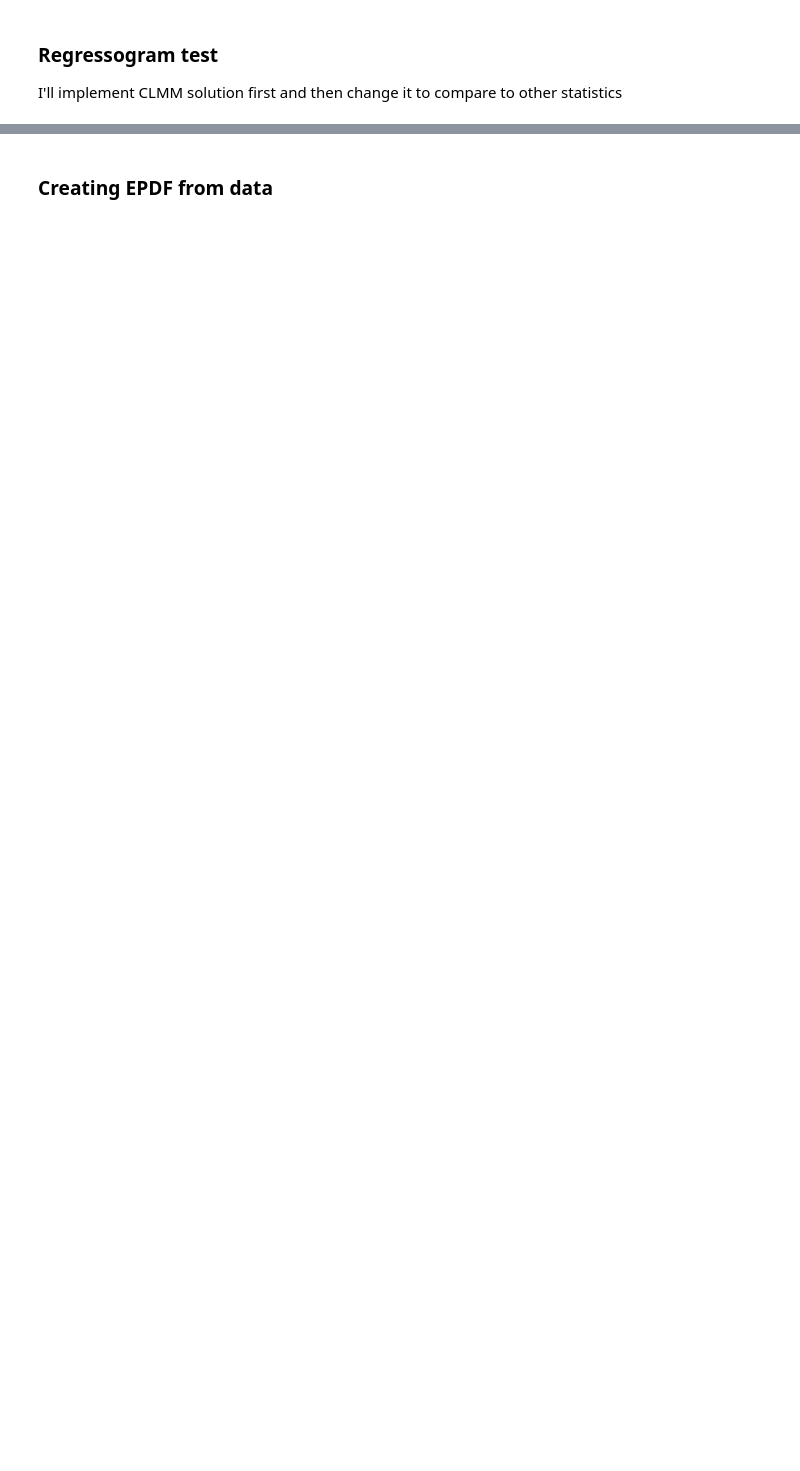
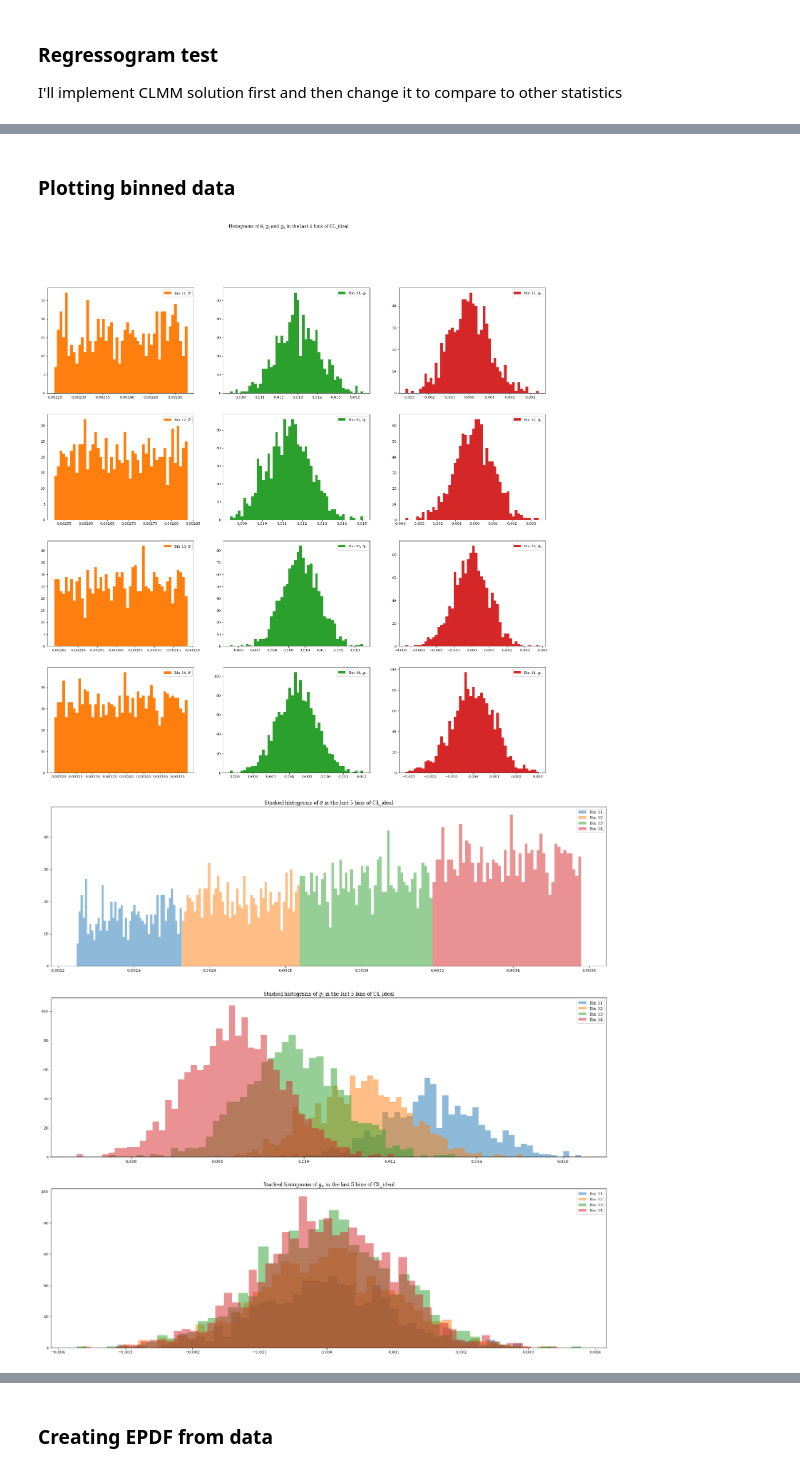
Before and after one commit to caioolivv/masters, a Jupyter notebook: CLMM/CLMM_regressogram.ipynb, the cells around one changed output, grey strips where cells are left out. Saved outputs shown, nothing was run; the diff lists cells and outputs as text; code cells hidden in the pictures; blank space fills up the shorter version.

Commit message:
Added shapenoise to data and plotted new results.

```diff
--- a/CLMM/CLMM_regressogram.ipynb
+++ b/CLMM/CLMM_regressogram.ipynb
@@ -157,20 +41,0 @@ for i in range(15):
-# %%
-bins_gal_gt = []
-for i in range(15):
-    bin_i = []
-    for gal_id in bins_gal[i]:
-        bin_i.append(g_t1[gal_id])
-    bins_gal_gt.append(bin_i)
-# bins_gal_theta
-
-# same as bins_gal, but with gt instead of the galaxy number
-# %%
-bins_gal_gx = []
-for i in range(15):
-    bin_i = []
-    for gal_id in bins_gal[i]:
-        bin_i.append(g_x1[gal_id])
-    bins_gal_gx.append(bin_i)
-# bins_gal_theta
-
-# same as bins_gal, but with gx instead of the galaxy number
@@ -207,0 +81,48 @@ for data in [bins_gal_gt, bins_gal_theta]:
+# %% [markdown]
+### Plotting binned data
+# %%
+gc = [gc_ideal, gc_ideal_z, gc_noisy_z]
+
+initial_bin = 11
+
+dim = 25
+
+for i in range(len(gc)):
+
+    fig0, ax0 = plt.subplots(4, 3, figsize=(dim,dim), facecolor="white")
+    fig1, ax1 = plt.subplots(3, 1, figsize=(dim,dim), facecolor="white")
+
+    gc_theta = []
+    gc_gt    = []
+    gc_gx    = []
+
+    for j in range(len(gc[i].profile)):
+        gc_theta.append([gc[i].galcat['theta'][gal_id] for gal_id in gc[i].profile[j]['gal_id']])
+        gc_gt.append([gc[i].galcat['et'][gal_id] for gal_id in gc[i].profile[j]['gal_id']])
+        gc_gx.append([gc[i].galcat['ex'][gal_id] for gal_id in gc[i].profile[j]['gal_id']])
+
+    for bin_i in range(initial_bin, len(gc[i].profile)):
+        ax0[bin_i-initial_bin][0].hist(gc_theta[bin_i], bins=50, label=f'Bin {bin_i}, $\\theta$', color='tab:orange')
+        ax0[bin_i-initial_bin][1].hist(gc_gt[bin_i], bins=50, label=f'Bin {bin_i}, $g_t$', color='tab:green')
+        ax0[bin_i-initial_bin][2].hist(gc_gx[bin_i], bins=50, label=f'Bin {bin_i}, $g_x$', color='tab:red')
+
+        ax0[bin_i-initial_bin][0].legend()
+        ax0[bin_i-initial_bin][1].legend()
+        ax0[bin_i-initial_bin][2].legend()
+
+        ax1[0].hist(gc_theta[bin_i], bins=50, label=f"Bin {bin_i}", alpha=0.5)
+        ax1[1].hist(gc_gt[bin_i], bins=50, label=f'Bin {bin_i}', alpha=0.5)
+        ax1[2].hist(gc_gx[bin_i], bins=50, label=f'Bin {bin_i}', alpha=0.5)
+
+        ax1[0].legend()
+        ax1[1].legend()
+        ax1[2].legend()
+
+    fig0.suptitle(f'Histograms of $\\theta$, $g_t$ and $g_x$ in the last {len(gc[i].profile)-initial_bin} bins of {gc[i].unique_id}')
+
+    ax1[0].set_title(f'Stacked histograms of $\\theta$ in the last 5 bins of {gc[i].unique_id}')
+    ax1[1].set_title(f'Stacked histograms of $g_t$ in the last 5 bins of {gc[i].unique_id}')
+    ax1[2].set_title(f'Stacked histograms of $g_x$ in the last 5 bins of {gc[i].unique_id}')
+# %% [output]
+[figure, added]
+[figure, added]
```
Also changed, not shown: parts of 21 cells of this notebook.
